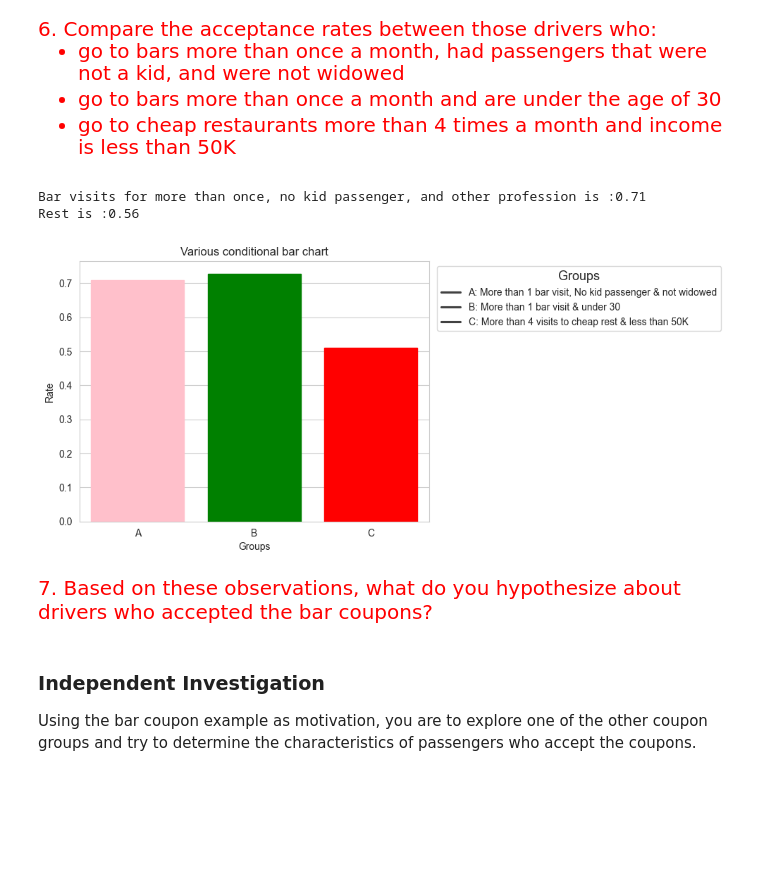
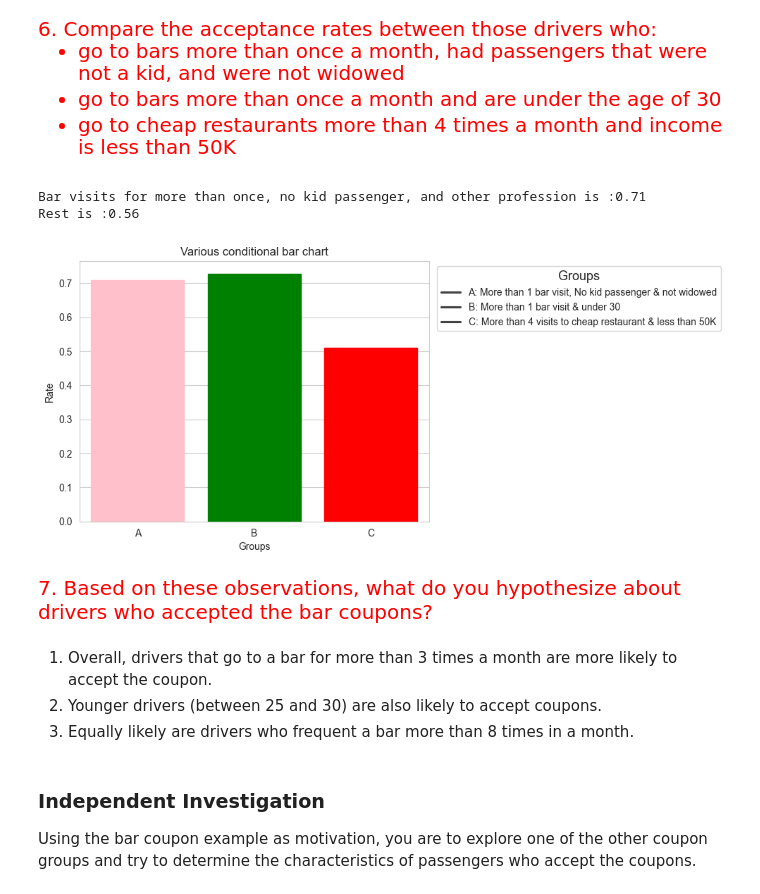
Before and after one commit to Balu-A/AmazonProject, a Jupyter notebook: AmazonCouponApplication.ipynb, the cells around one changed output. Cells and saved outputs as stored; diff of their text form; code cells hidden in the pictures; blank space fills up the shorter version.

```diff
--- a/AmazonCouponApplication.ipynb
+++ b/AmazonCouponApplication.ipynb
@@ -288,39 +288,43 @@ df_Cnts1 = data.query('(Bar == "1~3" or Bar == "4~8" or Bar == "gt8") and (passe
 df_Cnts1["Y"].mean()
 
 # The below snippet extracts a dataframe from master dataframe that don't match the criteria (coupon=Bar, Bar visits are at least once/month, and under 30)
 df_Cnts2 = data.query('(Bar == "1~3" or Bar == "4~8" or Bar == "gt8") and (passenger !="Kid(s)") and (age<30) and (coupon=="Bar")')
 df_Cnts2["Y"].mean()
 
 # The below snippet extracts a dataframe from master dataframe that don't match the criteria (coupon=Bar, cheap rest. visits are at least 4 times/month, and income <$50K)
 df_Cnts3 = data.query('(RestaurantLessThan20 == "4~8" or RestaurantLessThan20 == "gt8") and (income=="$37500 - $49999") and (coupon=="Bar")')
 df_Cnts3["Y"].mean()
 
 
 # Create a dataframe in preparation for a plot
 df_plot = pd.DataFrame({'Groups':["A","B","C"],
                         'Rate':[df_Cnts1["Y"].mean(),df_Cnts2["Y"].mean(),df_Cnts3["Y"].mean()]
                        })
 
 #Plot the graph
 ax = sns.barplot(data=df_plot, x="Groups", y="Rate", hue = 'Groups')
 colors = ["Pink", "green", "red"]
 
 for bar, color in zip(ax.patches, colors):
     bar.set_color(color)
-plt.title("Various conditional bar chart");
+plt.title("Various conditional bar chart")
 
 legend_labels = ['A: More than 1 bar visit, No kid passenger & not widowed',
                  'B: More than 1 bar visit & under 30',
-                 'C: More than 4 visits to cheap rest & less than 50K']
-plt.legend(legend_labels, title="Groups", title_fontsize='13', loc='upper right', bbox_to_anchor=(1.85, 1))
+                 'C: More than 4 visits to cheap restaurant & less than 50K']
+plt.legend(legend_labels, title="Groups", title_fontsize='13', loc='upper right', bbox_to_anchor=(1.85, 1));
 
 print(f"Bar visits for more than once, no kid passenger, and other profession is :{df_Cnts["Y"].mean():.2f}\nRest is :{df_AllOthers["Y"].mean():.2f}")
 # %% [output]
 Bar visits for more than once, no kid passenger, and other profession is :0.71
 Rest is :0.56
-[figure, old version]
+[figure, new version]
 # %% [markdown]
 <span style="font-size: 20px; color: red;font-family: 'Times New Roman', Times, serif;">7.  Based on these observations, what do you hypothesize about drivers who accepted the bar coupons? </span>
+# %% [markdown]
+1. Overall, drivers that go to a bar for more than 3 times a month are more likely to accept the coupon.
+2. Younger drivers (between 25 and 30) are also likely to accept coupons.
+3. Equally likely are drivers who frequent a bar more than 8 times in a month.
 # %% [markdown]
 ### Independent Investigation
 Using the bar coupon example as motivation, you are to explore one of the other coupon groups and try to determine the characteristics of passengers who accept the coupons.
```
